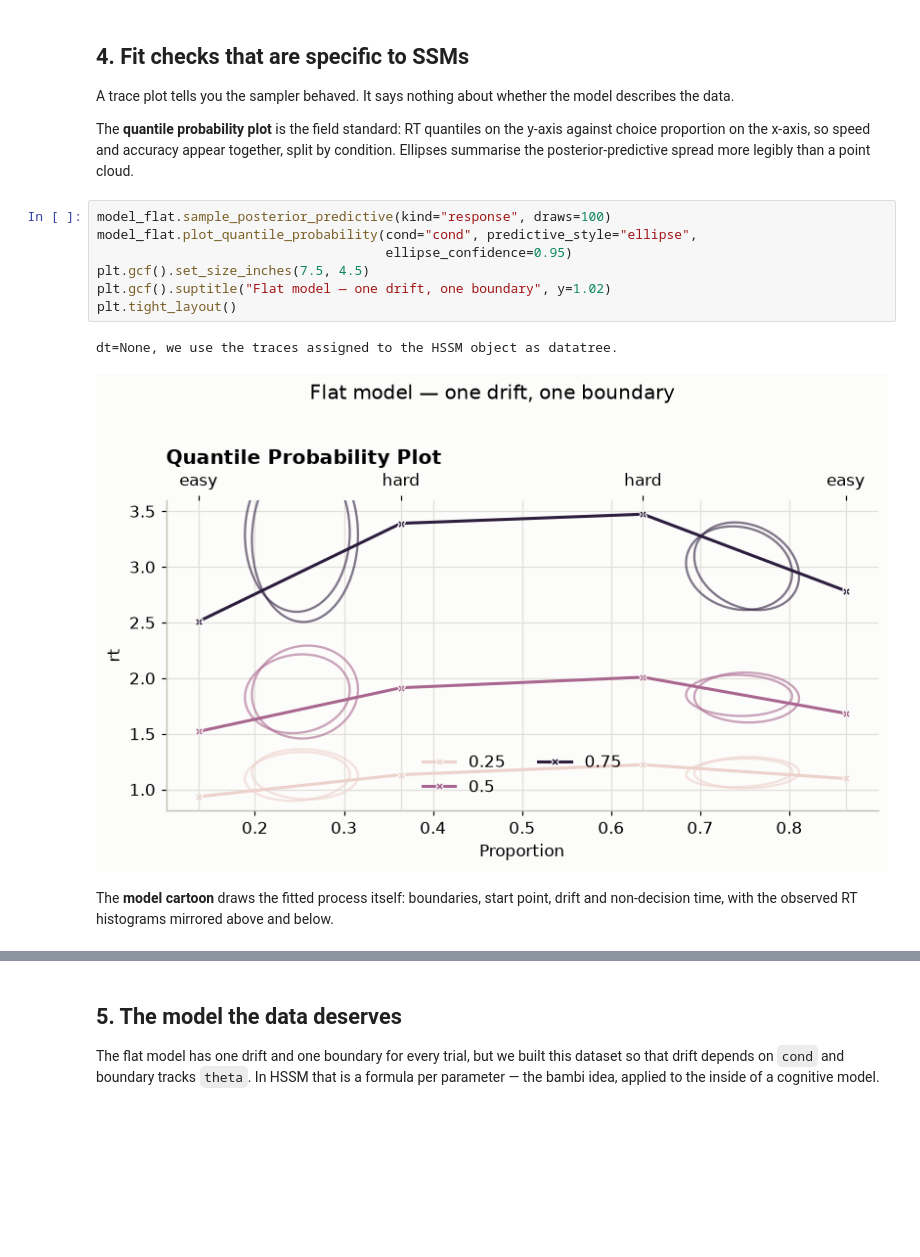
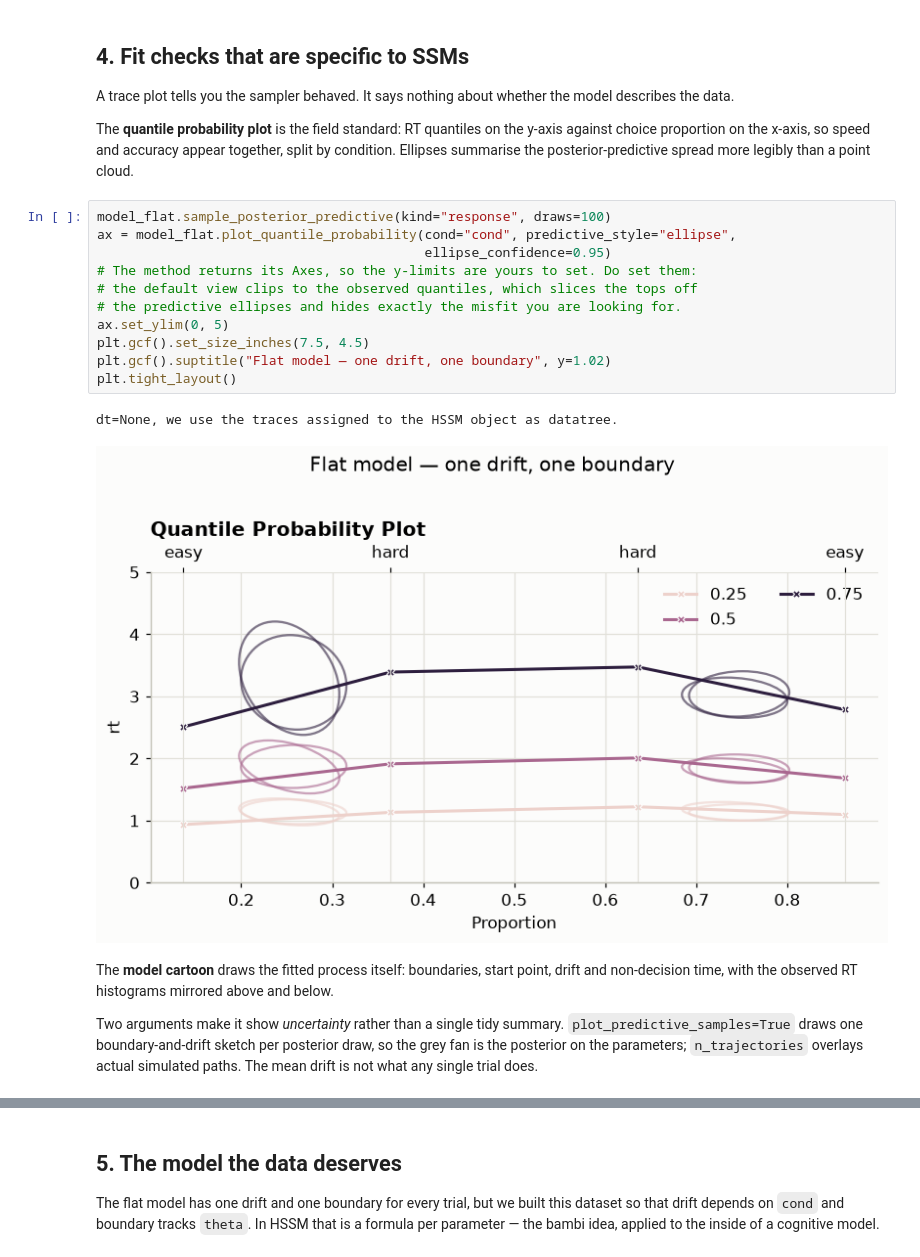
Before and after one commit to VeronikaWendler/sbi4cogsci, a Jupyter notebook: tutorials/day3_sbi_tools/hssm-intro.ipynb, the cells around one changed output, grey strips where cells are left out. Cells and saved outputs as stored; diff of their text form; blank space fills up the shorter version.

```diff
--- a/tutorials/day3_sbi_tools/hssm-intro.ipynb
+++ b/tutorials/day3_sbi_tools/hssm-intro.ipynb
@@ -365,16 +364,26 @@ together, split by condition. Ellipses summarise the posterior-predictive
 spread more legibly than a point cloud.
 # %%
 model_flat.sample_posterior_predictive(kind="response", draws=100)
-model_flat.plot_quantile_probability(cond="cond", predictive_style="ellipse",
-                                     ellipse_confidence=0.95)
+ax = model_flat.plot_quantile_probability(cond="cond", predictive_style="ellipse",
+                                          ellipse_confidence=0.95)
+# The method returns its Axes, so the y-limits are yours to set. Do set them:
+# the default view clips to the observed quantiles, which slices the tops off
+# the predictive ellipses and hides exactly the misfit you are looking for.
+ax.set_ylim(0, 5)
 plt.gcf().set_size_inches(7.5, 4.5)
 plt.gcf().suptitle("Flat model — one drift, one boundary", y=1.02)
 plt.tight_layout()
 # %% [output]
 dt=None, we use the traces assigned to the HSSM object as datatree.
-[figure, old version]
+[figure, new version]
 # %% [markdown]
 The **model cartoon** draws the fitted process itself: boundaries, start
 point, drift and non-decision time, with the observed RT histograms mirrored
 above and below.
+
+Two arguments make it show *uncertainty* rather than a single tidy summary.
+`plot_predictive_samples=True` draws one boundary-and-drift sketch per
+posterior draw, so the grey fan is the posterior on the parameters;
+`n_trajectories` overlays actual simulated paths. The mean drift is not what
+any single trial does.
 # %%
```
Also changed, not shown: parts of 57 cells of this notebook, 17 other files.
